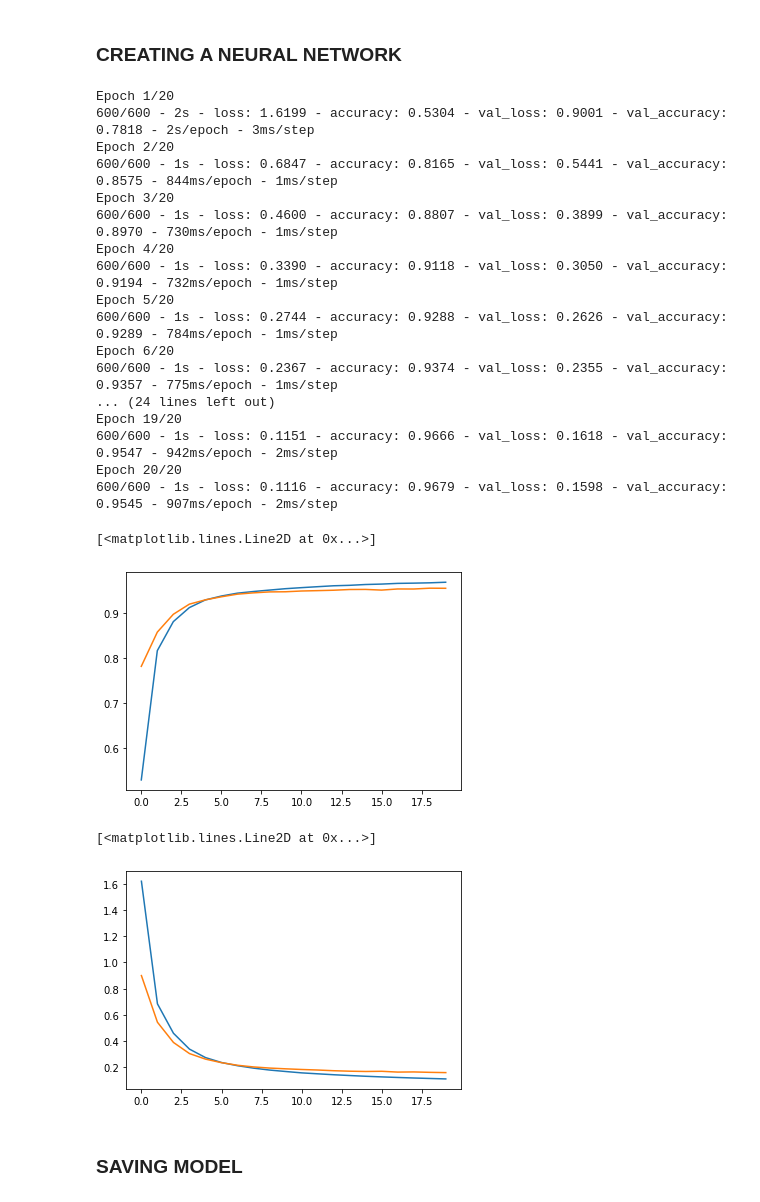
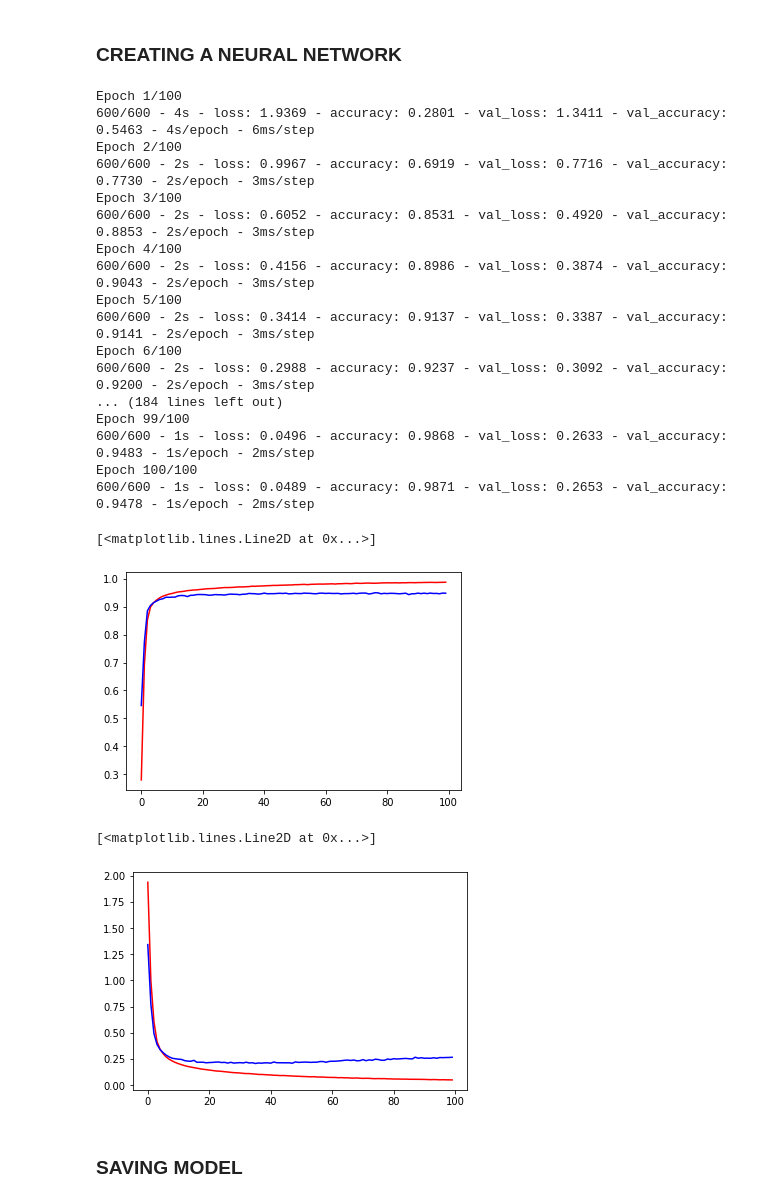
Before and after one commit to Umang-Lodaya/Neural-Network-Web-App, a Jupyter notebook: NN_Visualizer_Web_App.ipynb, the cells around one changed output. Saved outputs shown, nothing was run; the diff lists cells and outputs as text; code cells hidden in the pictures.

```diff
--- a/NN_Visualizer_Web_App.ipynb
+++ b/NN_Visualizer_Web_App.ipynb
@@ -56,6 +56,8 @@ print(X_test.shape)
 model = Sequential([
     Dense(20, activation='sigmoid', input_shape=(784,)),
     Dense(50, activation='sigmoid'),
+    Dense(50, activation='sigmoid'),
+    Dense(50, activation='sigmoid'),
     Dense(20, activation='sigmoid'),
     Dense(10, activation='softmax')
 ])
@@ -63,38 +65,38 @@ model = Sequential([
 model.compile(optimizer='adam', loss='sparse_categorical_crossentropy', metrics=['accuracy'])
 # %%
 h = model.fit(
-    X_train, Y_train, validation_data=(X_test, Y_test), batch_size=100, epochs = 20, verbose=2
+    X_train, Y_train, validation_data=(X_test, Y_test), batch_size=100, epochs = 100, verbose=2
 )
 # %% [output]
-Epoch 1/20
-600/600 - 2s - loss: 1.6199 - accuracy: 0.5304 - val_loss: 0.9001 - val_accuracy: 0.7818 - 2s/epoch - 3ms/step
-Epoch 2/20
-600/600 - 1s - loss: 0.6847 - accuracy: 0.8165 - val_loss: 0.5441 - val_accuracy: 0.8575 - 844ms/epoch - 1ms/step
-Epoch 3/20
-600/600 - 1s - loss: 0.4600 - accuracy: 0.8807 - val_loss: 0.3899 - val_accuracy: 0.8970 - 730ms/epoch - 1ms/step
-Epoch 4/20
-600/600 - 1s - loss: 0.3390 - accuracy: 0.9118 - val_loss: 0.3050 - val_accuracy: 0.9194 - 732ms/epoch - 1ms/step
-Epoch 5/20
-600/600 - 1s - loss: 0.2744 - accuracy: 0.9288 - val_loss: 0.2626 - val_accuracy: 0.9289 - 784ms/epoch - 1ms/step
-Epoch 6/20
-600/600 - 1s - loss: 0.2367 - accuracy: 0.9374 - val_loss: 0.2355 - val_accuracy: 0.9357 - 775ms/epoch - 1ms/step
-... (24 lines left out)
-Epoch 19/20
-600/600 - 1s - loss: 0.1151 - accuracy: 0.9666 - val_loss: 0.1618 - val_accuracy: 0.9547 - 942ms/epoch - 2ms/step
-Epoch 20/20
-600/600 - 1s - loss: 0.1116 - accuracy: 0.9679 - val_loss: 0.1598 - val_accuracy: 0.9545 - 907ms/epoch - 2ms/step
+Epoch 1/100
+600/600 - 4s - loss: 1.9369 - accuracy: 0.2801 - val_loss: 1.3411 - val_accuracy: 0.5463 - 4s/epoch - 6ms/step
+Epoch 2/100
+600/600 - 2s - loss: 0.9967 - accuracy: 0.6919 - val_loss: 0.7716 - val_accuracy: 0.7730 - 2s/epoch - 3ms/step
+Epoch 3/100
+600/600 - 2s - loss: 0.6052 - accuracy: 0.8531 - val_loss: 0.4920 - val_accuracy: 0.8853 - 2s/epoch - 3ms/step
+Epoch 4/100
+600/600 - 2s - loss: 0.4156 - accuracy: 0.8986 - val_loss: 0.3874 - val_accuracy: 0.9043 - 2s/epoch - 3ms/step
+Epoch 5/100
+600/600 - 2s - loss: 0.3414 - accuracy: 0.9137 - val_loss: 0.3387 - val_accuracy: 0.9141 - 2s/epoch - 3ms/step
+Epoch 6/100
+600/600 - 2s - loss: 0.2988 - accuracy: 0.9237 - val_loss: 0.3092 - val_accuracy: 0.9200 - 2s/epoch - 3ms/step
+... (184 lines left out)
+Epoch 99/100
+600/600 - 1s - loss: 0.0496 - accuracy: 0.9868 - val_loss: 0.2633 - val_accuracy: 0.9483 - 1s/epoch - 2ms/step
+Epoch 100/100
+600/600 - 1s - loss: 0.0489 - accuracy: 0.9871 - val_loss: 0.2653 - val_accuracy: 0.9478 - 1s/epoch - 2ms/step
 # %%
-plt.plot(h.history['accuracy'])
-plt.plot(h.history['val_accuracy'])
+plt.plot(h.history['accuracy'], color='red')
+plt.plot(h.history['val_accuracy'], color='blue')
 # %% [output]
 [<matplotlib.lines.Line2D at 0x...>]
-[figure, old version]
+[figure, new version]
 # %%
-plt.plot(h.history['loss'])
-plt.plot(h.history['val_loss'])
+plt.plot(h.history['loss'], color='red')
+plt.plot(h.history['val_loss'], color='blue')
 # %% [output]
 [<matplotlib.lines.Line2D at 0x...>]
-[figure, old version]
+[figure, new version]
 # %% [markdown]
 ### SAVING MODEL
 # %%
```
Also changed, not shown: 2 other files.
